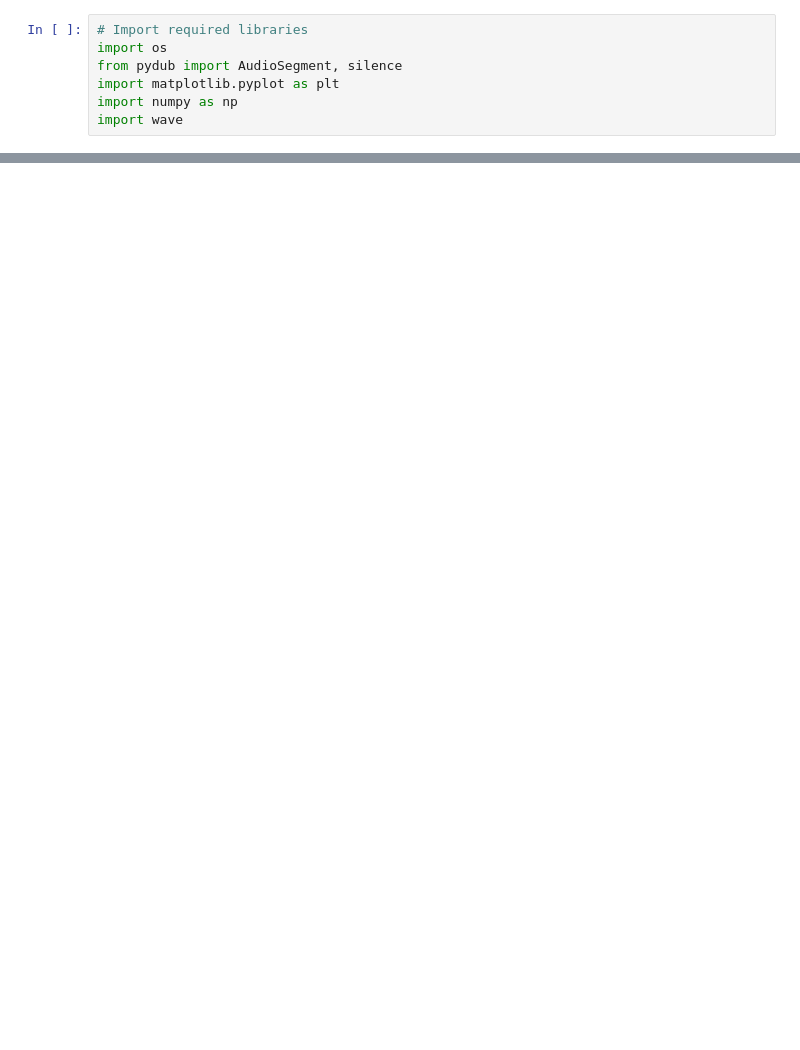
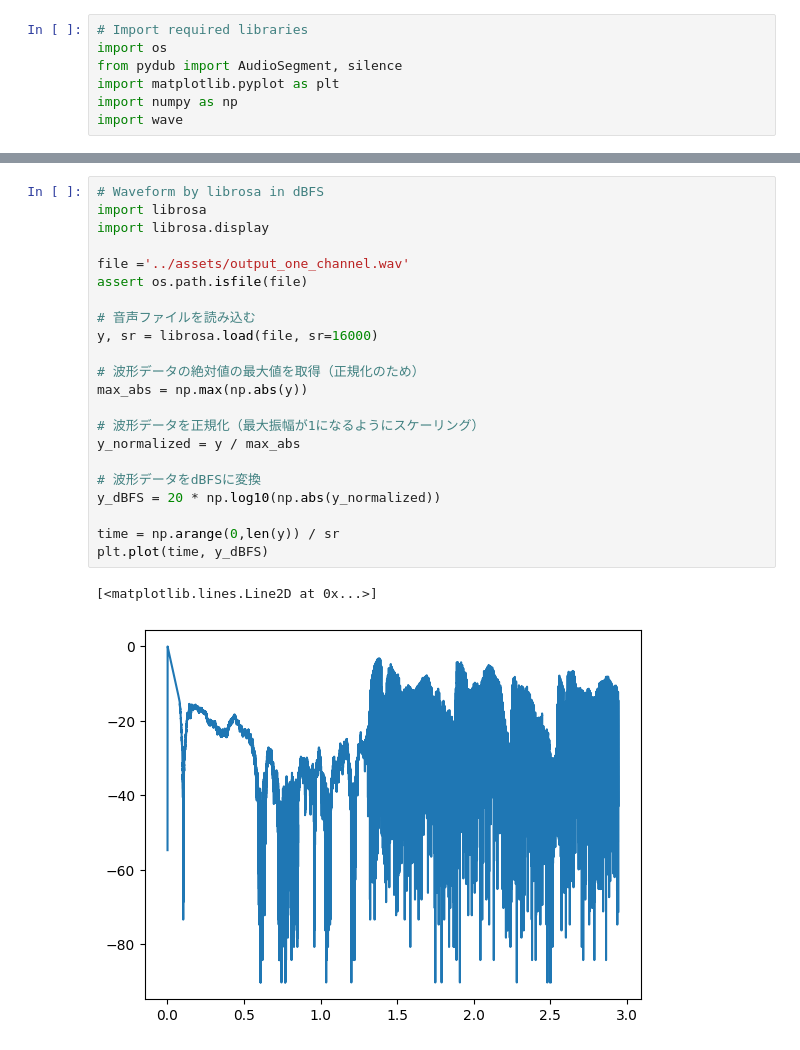
Before and after one commit to atsss/silence_remover, a Jupyter notebook: notebooks/pydub.ipynb, the cells around one changed output, grey strips where cells are left out. Saved outputs shown, nothing was run; the diff lists cells and outputs as text; blank space fills up the shorter version.

```diff
--- a/notebooks/pydub.ipynb
+++ b/notebooks/pydub.ipynb
@@ -67,0 +69,25 @@ visualize(file,silenc)
+# %%
+# Waveform by librosa in dBFS
+import librosa
+import librosa.display
+
+file ='../assets/output_one_channel.wav'
+assert os.path.isfile(file)
+
+# 音声ファイルを読み込む
+y, sr = librosa.load(file, sr=16000)
+
+# 波形データの絶対値の最大値を取得（正規化のため）
+max_abs = np.max(np.abs(y))
+
+# 波形データを正規化（最大振幅が1になるようにスケーリング）
+y_normalized = y / max_abs
+
+# 波形データをdBFSに変換
+y_dBFS = 20 * np.log10(np.abs(y_normalized))
+
+time = np.arange(0,len(y)) / sr
+plt.plot(time, y_dBFS)
+# %% [output]
+[<matplotlib.lines.Line2D at 0x...>]
+[figure, added]
```
Also changed, not shown: parts of 5 cells of this notebook.
